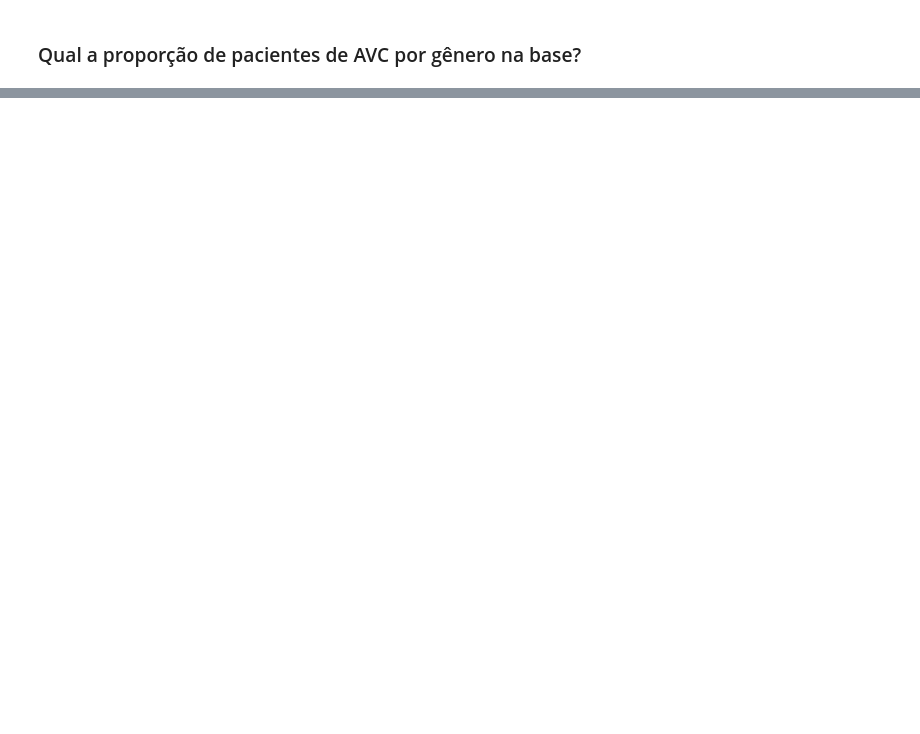
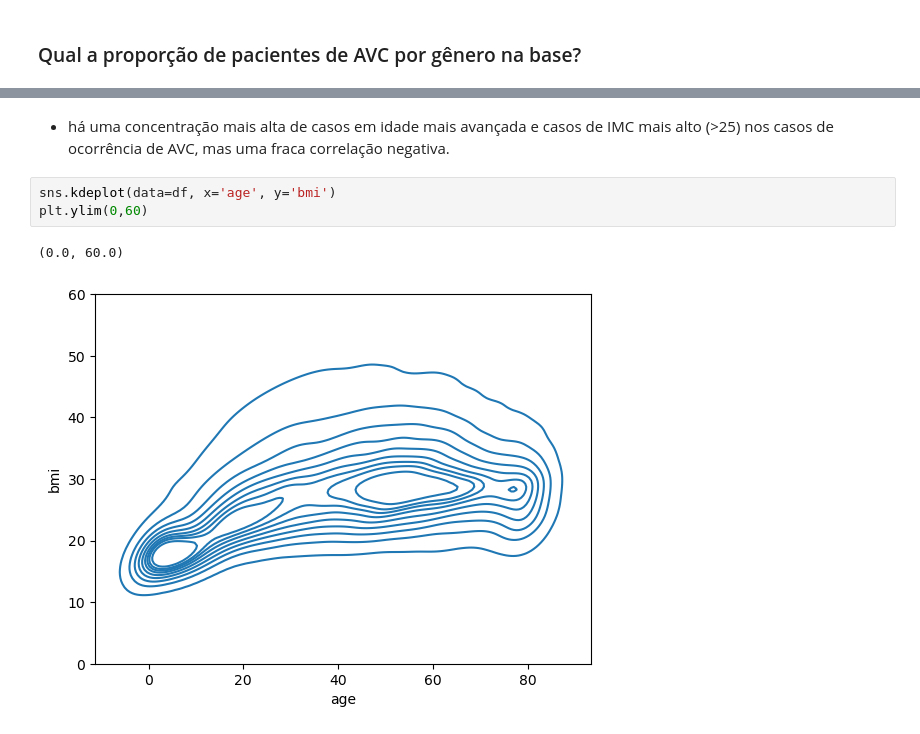
Before and after one commit to Jdss026/stroke-classifier, a Jupyter notebook: notebooks/eda.ipynb, the cells around one changed output, grey strips where cells are left out. Drawn from its saved outputs; the diff is of its cells as text; blank space fills up the shorter version.

```diff
--- a/notebooks/eda.ipynb
+++ b/notebooks/eda.ipynb
@@ -568,0 +597,8 @@ Próximas perguntas:
+# %% [markdown]
+- há uma concentração mais alta de casos em idade mais avançada e casos de IMC mais alto (>25) nos casos de ocorrência de AVC, mas uma fraca correlação negativa.
+# %%
+sns.kdeplot(data=df, x='age', y='bmi')
+plt.ylim(0,60)
+# %% [output]
+(0.0, 60.0)
+[figure, added]
```
Also changed, not shown: parts of 13 cells of this notebook.
